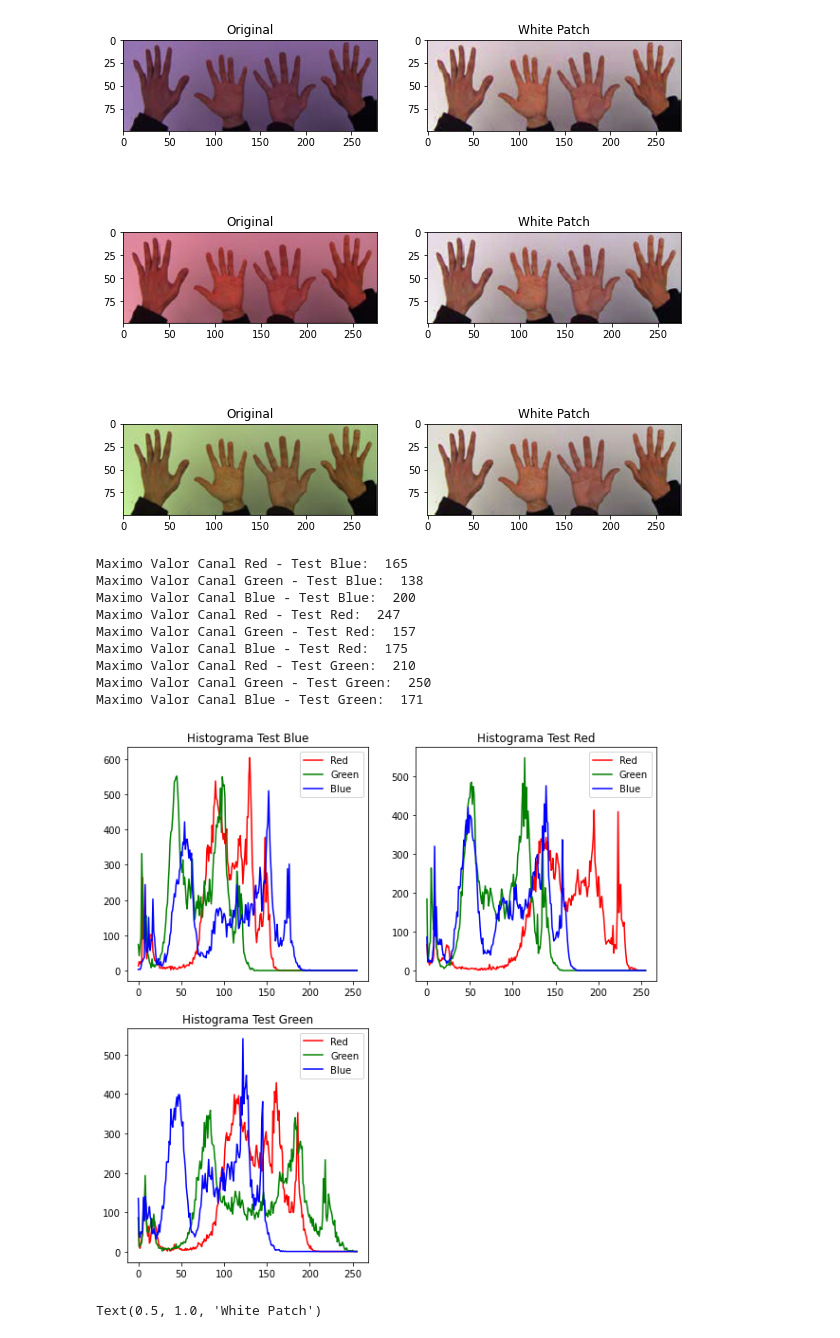
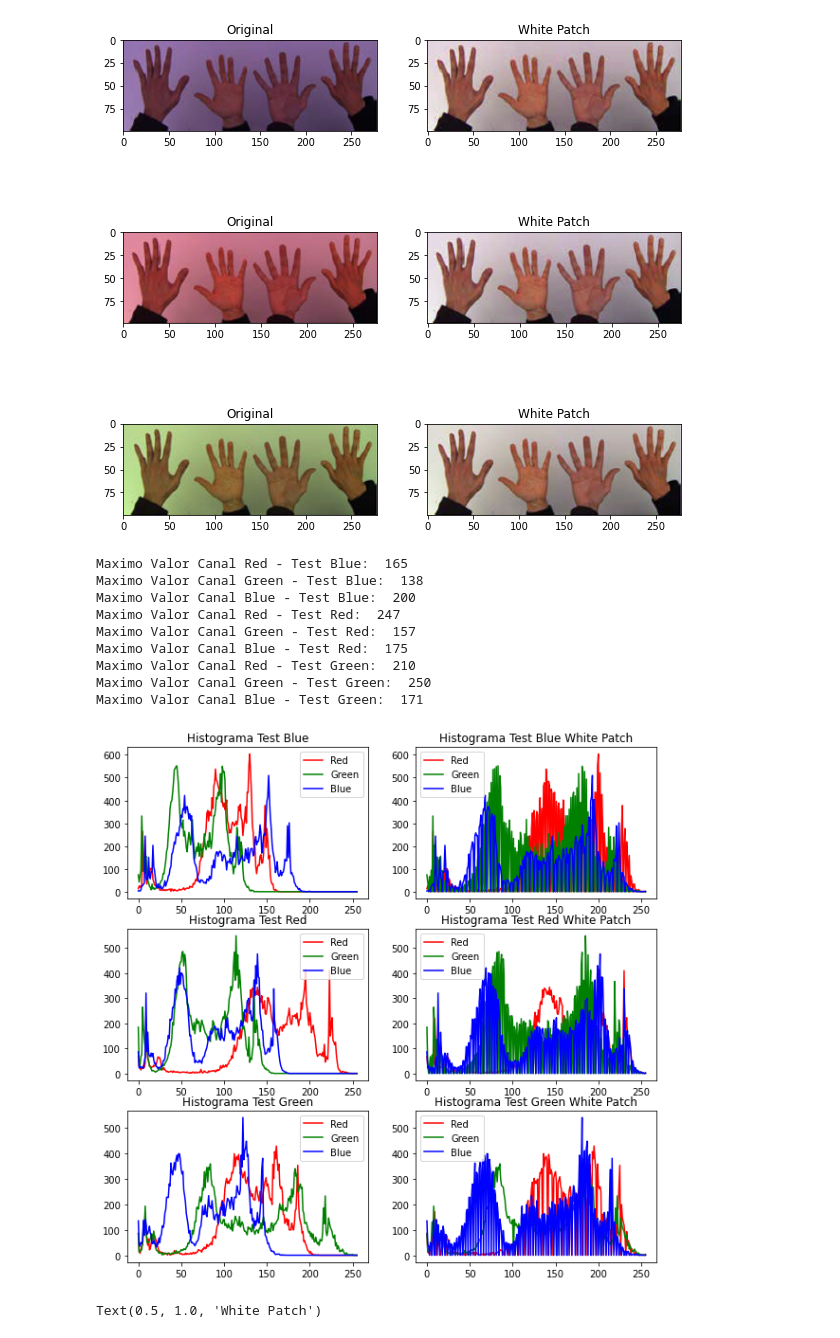
Before and after one commit to lrivela/cv1-rivela, a Jupyter notebook: tp1/tp1-rivela.ipynb, the cells around one changed output. Drawn from its saved outputs; the diff is of its cells as text; code cells hidden in the pictures.

```diff
--- a/tp1/tp1-rivela.ipynb
+++ b/tp1/tp1-rivela.ipynb
@@ -154,59 +154,96 @@ test_blue_r, test_blue_g, test_blue_b = cv.split(test_blue)
 test_red_r, test_red_g, test_red_b = cv.split(test_red)
 test_green_r, test_green_g, test_green_b = cv.split(test_green)
 
+test_blueWP_r, test_blueWP_g, test_blueWP_b = cv.split(test_blueWP)
+test_redWP_r, test_redWP_g, test_redWP_b = cv.split(test_redWP)
+test_greenWP_r, test_greenWP_g, test_greenWP_b = cv.split(test_greenWP)
+
 test_blue_hist_r,bins_r = np.histogram(test_blue_r.ravel(), 256, [0,256])
 test_blue_hist_g,bins_g = np.histogram(test_blue_g.ravel(), 256, [0,256])
 test_blue_hist_b,bins_b = np.histogram(test_blue_b.ravel(), 256, [0,256])
+
+test_blueWP_hist_r,bins_r = np.histogram(test_blueWP_r.ravel(), 256, [0,256])
+test_blueWP_hist_g,bins_g = np.histogram(test_blueWP_g.ravel(), 256, [0,256])
+test_blueWP_hist_b,bins_b = np.histogram(test_blueWP_b.ravel(), 256, [0,256])
 
 test_red_hist_r,bins_r = np.histogram(test_red_r.ravel(), 256, [0,256])
 test_red_hist_g,bins_g = np.histogram(test_red_g.ravel(), 256, [0,256])
 test_red_hist_b,bins_b = np.histogram(test_red_b.ravel(), 256, [0,256])
 
+test_redWP_hist_r,bins_r = np.histogram(test_redWP_r.ravel(), 256, [0,256])
+test_redWP_hist_g,bins_g = np.histogram(test_redWP_g.ravel(), 256, [0,256])
+test_redWP_hist_b,bins_b = np.histogram(test_redWP_b.ravel(), 256, [0,256])
+
 test_green_hist_r,bins_r = np.histogram(test_green_r.ravel(), 256, [0,256])
 test_green_hist_g,bins_g = np.histogram(test_green_g.ravel(), 256, [0,256])
 test_green_hist_b,bins_b = np.histogram(test_green_b.ravel(), 256, [0,256])
 
-ax1=plt.subplot(221)
+test_greenWP_hist_r,bins_r = np.histogram(test_greenWP_r.ravel(), 256, [0,256])
+test_greenWP_hist_g,bins_g = np.histogram(test_greenWP_g.ravel(), 256, [0,256])
+test_greenWP_hist_b,bins_b = np.histogram(test_greenWP_b.ravel(), 256, [0,256])
+
+ax1=plt.subplot(321)
 ax1.plot(test_blue_hist_r, c='red', label='Red')
 ax1.plot(test_blue_hist_g, c='green', label='Green')
 ax1.plot(test_blue_hist_b, c='blue', label='Blue')
 ax1.set_title('Histograma Test Blue')
 ax1.legend()
 
-ax1=plt.subplot(222)
+ax1=plt.subplot(322)
+ax1.plot(test_blueWP_hist_r, c='red', label='Red')
+ax1.plot(test_blueWP_hist_g, c='green', label='Green')
+ax1.plot(test_blueWP_hist_b, c='blue', label='Blue')
+ax1.set_title('Histograma Test Blue White Patch')
+ax1.legend()
+
+ax1=plt.subplot(323)
 ax1.plot(test_red_hist_r, c='red', label='Red')
 ax1.plot(test_red_hist_g, c='green', label='Green')
 ax1.plot(test_red_hist_b, c='blue', label='Blue')
 ax1.set_title('Histograma Test Red')
 ax1.legend()
 
-ax1=plt.subplot(223)
+ax1=plt.subplot(324)
+ax1.plot(test_redWP_hist_r, c='red', label='Red')
+ax1.plot(test_redWP_hist_g, c='green', label='Green')
+ax1.plot(test_redWP_hist_b, c='blue', label='Blue')
+ax1.set_title('Histograma Test Red White Patch')
+ax1.legend()
+
+ax1=plt.subplot(325)
 ax1.plot(test_green_hist_r, c='red', label='Red')
 ax1.plot(test_green_hist_g, c='green', label='Green')
 ax1.plot(test_green_hist_b, c='blue', label='Blue')
 ax1.set_title('Histograma Test Green')
+ax1.legend()
+
+ax1=plt.subplot(326)
+ax1.plot(test_greenWP_hist_r, c='red', label='Red')
+ax1.plot(test_greenWP_hist_g, c='green', label='Green')
+ax1.plot(test_greenWP_hist_b, c='blue', label='Blue')
+ax1.set_title('Histograma Test Green White Patch')
 ax1.legend()
 
 print("Maximo Valor Canal Red - Test Blue: ", test_blue_r.max())
 print("Maximo Valor Canal Green - Test Blue: ", test_blue_g.max())
 print("Maximo Valor Canal Blue - Test Blue: ", test_blue_b.max())
 print("Maximo Valor Canal Red - Test Red: ", test_red_r.max())
 print("Maximo Valor Canal Green - Test Red: ", test_red_g.max())
 print("Maximo Valor Canal Blue - Test Red: ", test_red_b.max())
 print("Maximo Valor Canal Red - Test Green: ", test_green_r.max())
 print("Maximo Valor Canal Green - Test Green: ", test_green_g.max())
 print("Maximo Valor Canal Blue - Test Green: ", test_green_b.max())
 # %% [output]
 Maximo Valor Canal Red - Test Blue:  165
 Maximo Valor Canal Green - Test Blue:  138
 Maximo Valor Canal Blue - Test Blue:  200
 Maximo Valor Canal Red - Test Red:  247
 Maximo Valor Canal Green - Test Red:  157
 Maximo Valor Canal Blue - Test Red:  175
 Maximo Valor Canal Red - Test Green:  210
 Maximo Valor Canal Green - Test Green:  250
 Maximo Valor Canal Blue - Test Green:  171
-[figure, old version]
+[figure, new version]
 # %%
 wp_blue = cv.imread('white_patch/wp_blue.jpg')
 wp_blue = cv.cvtColor(wp_blue, cv.COLOR_BGR2RGB)
```
Also changed, not shown: parts of 4 cells of this notebook.
